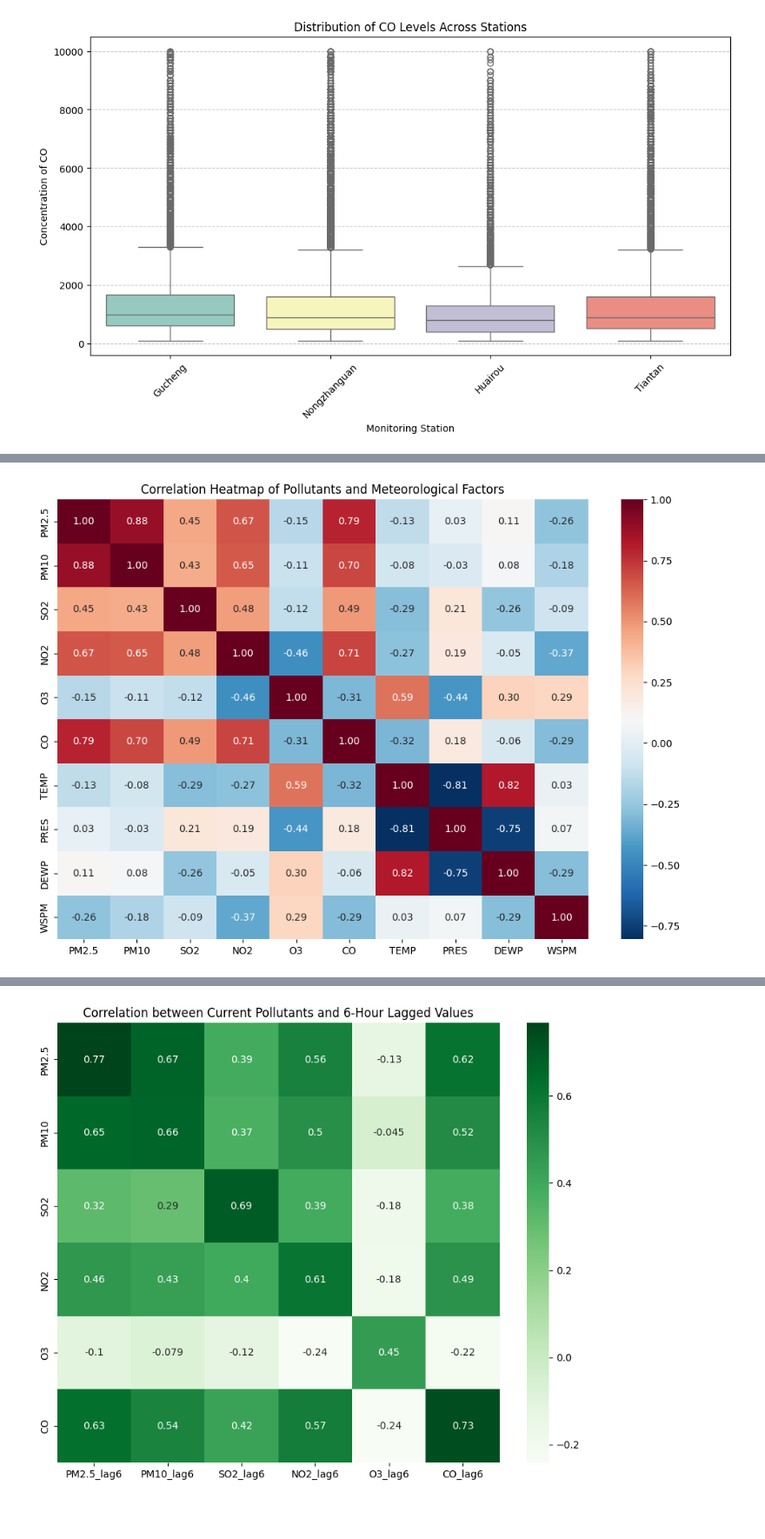
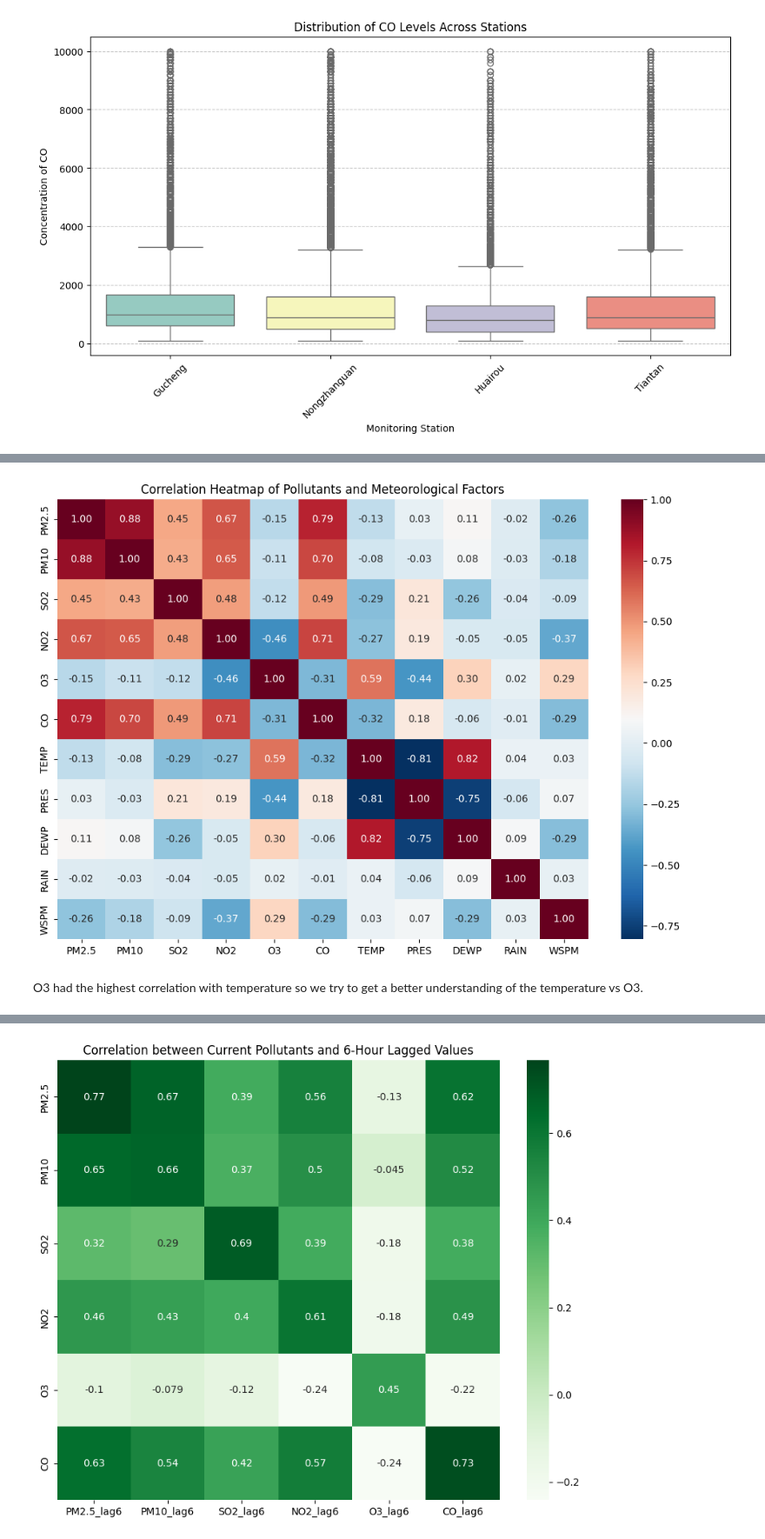
Before and after one commit to SarahPauwels-ucll/prog_for_data_analysis, a Jupyter notebook: load_data.ipynb, the cells around one changed output, grey strips where cells are left out. Shown at 87% size. Saved outputs shown, nothing was run; the diff lists cells and outputs as text; code cells hidden in the pictures; blank space fills up the shorter version.

Commit message:
2.3 added explanations heatmap

```diff
--- a/load_data.ipynb
+++ b/load_data.ipynb
@@ -598,13 +603,15 @@ Passing `palette` without assigning `hue` is deprecated and will be removed in v
 # %%
 # Calculate correlation matrix
-corr_matrix = df[['PM2.5', 'PM10', 'SO2', 'NO2', 'O3', 'CO', 'TEMP', 'PRES', 'DEWP', 'WSPM']].corr()
+corr_matrix = df[['PM2.5', 'PM10', 'SO2', 'NO2', 'O3', 'CO', 'TEMP', 'PRES', 'DEWP', 'RAIN', 'WSPM']].corr()
 
 plt.figure(figsize=(12, 8))
 sns.heatmap(corr_matrix, annot=True, cmap='RdBu_r', fmt=".2f")
 plt.title("Correlation Heatmap of Pollutants and Meteorological Factors")
 plt.show()
 # %% [output]
-[figure, old version]
+[figure, new version]
+# %% [markdown]
+O3 had the highest correlation with temperature so we try to get a better understanding of the temperature vs O3.
 # %%
 # Relationship between Temperature and O3
 plt.figure(figsize=(10, 6))
```
Also changed, not shown: parts of 4 cells of this notebook.
